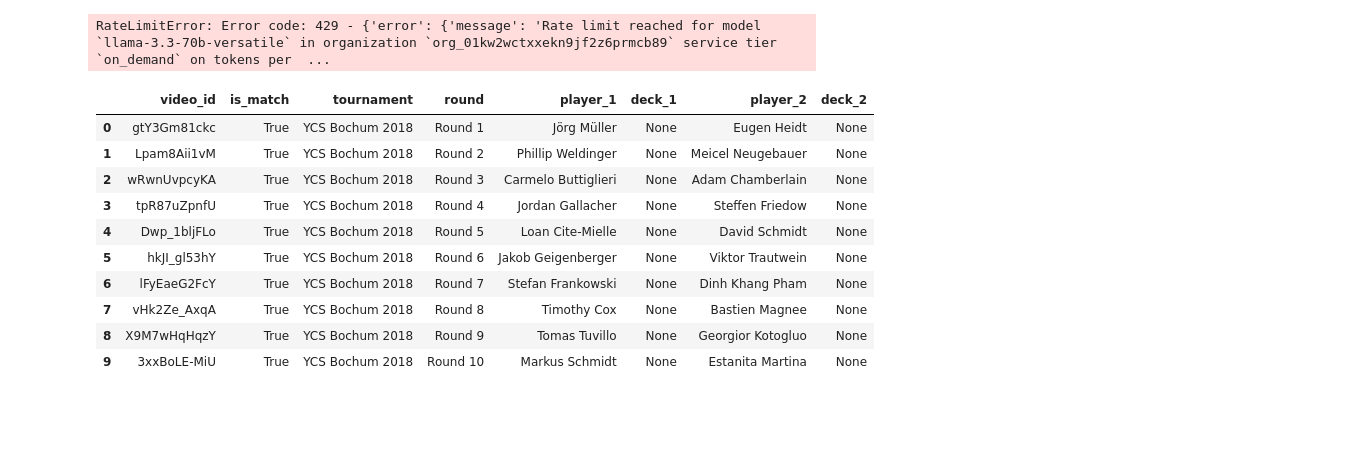
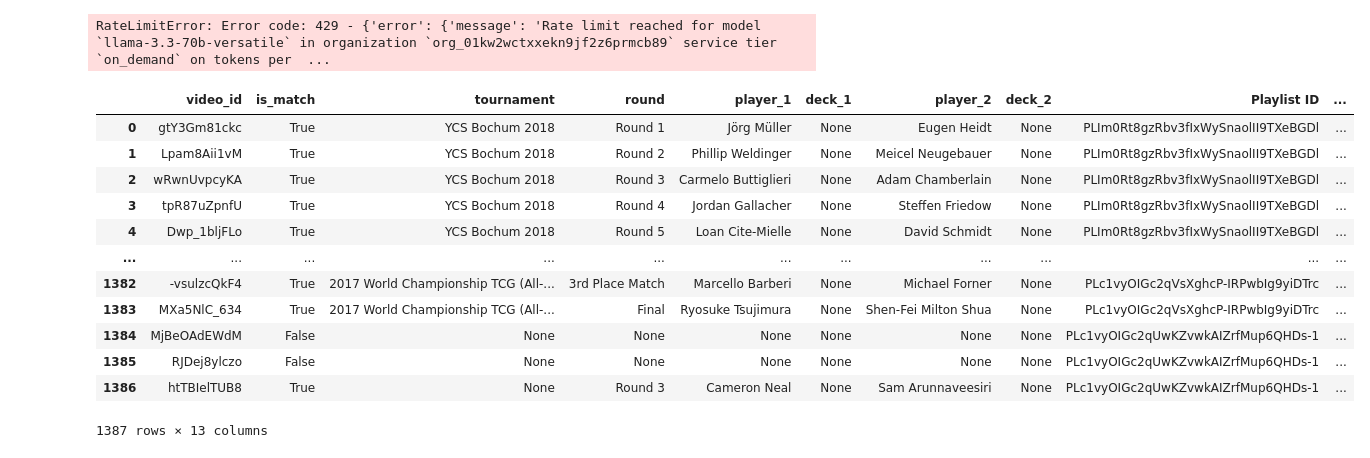
Before and after one commit to JackLikesHotpot/ygo-replay-archive, a Jupyter notebook: parquet_load.ipynb, the cells around one changed output. Drawn from its saved outputs; the diff is of its cells as text; code cells hidden in the pictures; blank space fills up the shorter version.

```diff
--- a/parquet_load.ipynb
+++ b/parquet_load.ipynb
@@ -382,16 +382,20 @@ Processing chunk 31/138
 Processing chunk 32/138
 RateLimitError: Error code: 429 - {'error': {'message': 'Rate limit reached for model `llama-3.3-70b-versatile` in organization `org_01kw2wctxxekn9jf2z6prmcb89` service tier `on_demand` on tokens per  ...
 # %%
-results_df
+import pandas as pd
+df = pd.read_parquet("pipeline/checkpoints/stage6_matches.parquet")  # adjust to your actual stage5 output filename
+df
 # %% [output]
-|  | video_id | is_match | tournament | round | player_1 | deck_1 | player_2 | deck_2 |
-| 0 | gtY3Gm81ckc | True | YCS Bochum 2018 | Round 1 | Jörg Müller | None | Eugen Heidt | None |
-| 1 | Lpam8Aii1vM | True | YCS Bochum 2018 | Round 2 | Phillip Weldinger | None | Meicel Neugebauer | None |
-| 2 | wRwnUvpcyKA | True | YCS Bochum 2018 | Round 3 | Carmelo Buttiglieri | None | Adam Chamberlain | None |
-| 3 | tpR87uZpnfU | True | YCS Bochum 2018 | Round 4 | Jordan Gallacher | None | Steffen Friedow | None |
-| 4 | Dwp_1bljFLo | True | YCS Bochum 2018 | Round 5 | Loan Cite-Mielle | None | David Schmidt | None |
-| 5 | hkJI_gl53hY | True | YCS Bochum 2018 | Round 6 | Jakob Geigenberger | None | Viktor Trautwein | None |
-| 6 | lFyEaeG2FcY | True | YCS Bochum 2018 | Round 7 | Stefan Frankowski | None | Dinh Khang Pham | None |
-| 7 | vHk2Ze_AxqA | True | YCS Bochum 2018 | Round 8 | Timothy Cox | None | Bastien Magnee | None |
-| 8 | X9M7wHqHqzY | True | YCS Bochum 2018 | Round 9 | Tomas Tuvillo | None | Georgior Kotogluo | None |
-| 9 | 3xxBoLE-MiU | True | YCS Bochum 2018 | Round 10 | Markus Schmidt | None | Estanita Martina | None |
+|  | video_id | is_match | tournament | round | player_1 | deck_1 | player_2 | deck_2 | Playlist ID | ... |
+| 0 | gtY3Gm81ckc | True | YCS Bochum 2018 | Round 1 | Jörg Müller | None | Eugen Heidt | None | PLIm0Rt8gzRbv3fIxWySnaolII9TXeBGDl | ... |
+| 1 | Lpam8Aii1vM | True | YCS Bochum 2018 | Round 2 | Phillip Weldinger | None | Meicel Neugebauer | None | PLIm0Rt8gzRbv3fIxWySnaolII9TXeBGDl | ... |
+| 2 | wRwnUvpcyKA | True | YCS Bochum 2018 | Round 3 | Carmelo Buttiglieri | None | Adam Chamberlain | None | PLIm0Rt8gzRbv3fIxWySnaolII9TXeBGDl | ... |
+| 3 | tpR87uZpnfU | True | YCS Bochum 2018 | Round 4 | Jordan Gallacher | None | Steffen Friedow | None | PLIm0Rt8gzRbv3fIxWySnaolII9TXeBGDl | ... |
+| 4 | Dwp_1bljFLo | True | YCS Bochum 2018 | Round 5 | Loan Cite-Mielle | None | David Schmidt | None | PLIm0Rt8gzRbv3fIxWySnaolII9TXeBGDl | ... |
+| ... | ... | ... | ... | ... | ... | ... | ... | ... | ... | ... |
+| 1382 | -vsulzcQkF4 | True | 2017 World Championship TCG (All-... | 3rd Place Match | Marcello Barberi | None | Michael Forner | None | PLc1vyOIGc2qVsXghcP-IRPwbIg9yiDTrc | ... |
+| 1383 | MXa5NlC_634 | True | 2017 World Championship TCG (All-... | Final | Ryosuke Tsujimura | None | Shen-Fei Milton Shua | None | PLc1vyOIGc2qVsXghcP-IRPwbIg9yiDTrc | ... |
+| 1384 | MjBeOAdEWdM | False | None | None | None | None | None | None | PLc1vyOIGc2qUwKZvwkAIZrfMup6QHDs-1 | ... |
+| 1385 | RJDej8ylczo | False | None | None | None | None | None | None | PLc1vyOIGc2qUwKZvwkAIZrfMup6QHDs-1 | ... |
+| 1386 | htTBIelTUB8 | True | None | Round 3 | Cameron Neal | None | Sam Arunnaveesiri | None | PLc1vyOIGc2qUwKZvwkAIZrfMup6QHDs-1 | ... |
+1387 rows × 13 columns
```
Also changed, not shown: parts of 13 cells of this notebook.
